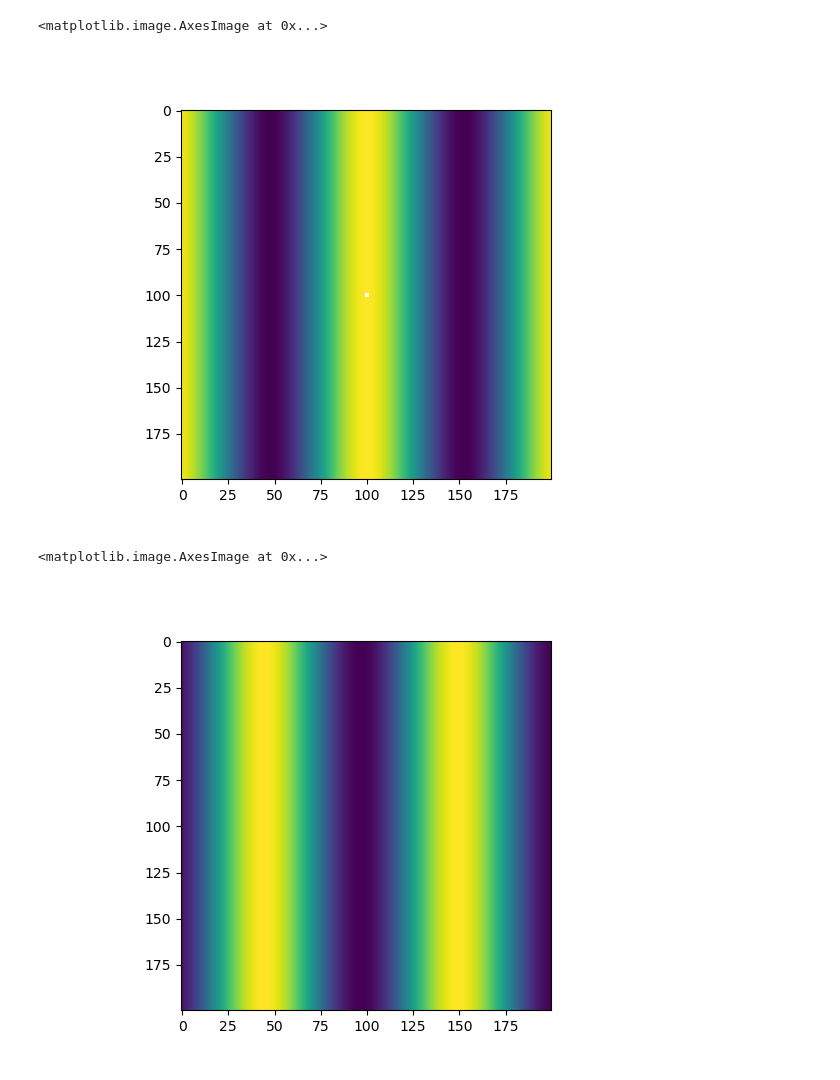
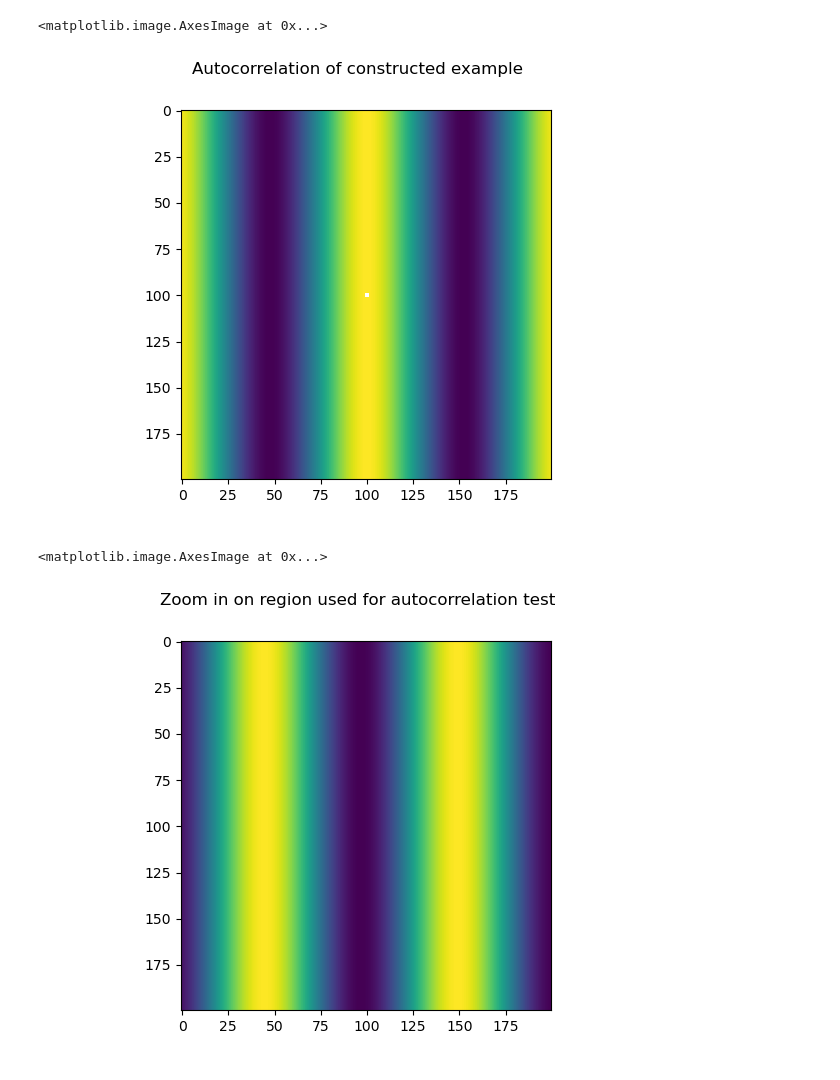
Before and after one commit to zyjux/harmonic_gw, a Jupyter notebook: local_autocorrelation.ipynb, the cells around one changed output. Drawn from its saved outputs; the diff is of its cells as text; code cells hidden in the pictures.

```diff
--- a/local_autocorrelation.ipynb
+++ b/local_autocorrelation.ipynb
@@ -86,16 +92,18 @@ ax.imshow(temp_im)
 corr_im = auto_correlate(temp_im, 400, 400, 200, 200)
 # %%
 F, ax = plt.subplots()
+F.suptitle("Autocorrelation of constructed example")
 ax.imshow(corr_im)
 # %% [output]
 <matplotlib.image.AxesImage at 0x...>
-[figure, old version]
+[figure, new version]
 # %%
 F, ax = plt.subplots()
+F.suptitle("Zoom in on region used for autocorrelation test")
 ax.imshow(temp_im[400:600, 400:600])
 # %% [output]
 <matplotlib.image.AxesImage at 0x...>
-[figure, old version]
+[figure, new version]
 # %%
 f_img_crop = scipy.fft.fft(img_crop)
 # %%
```
Also changed, not shown: parts of 10 cells of this notebook.
